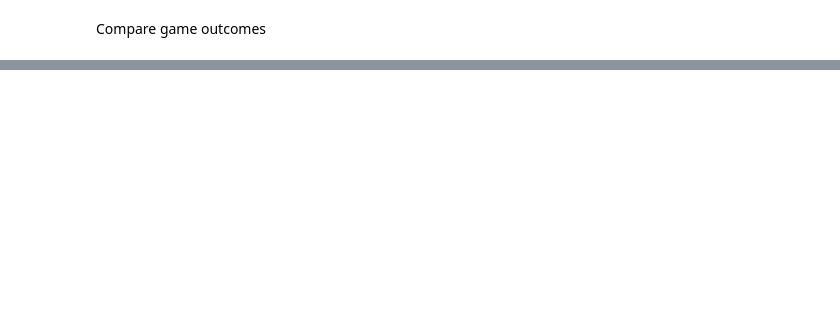
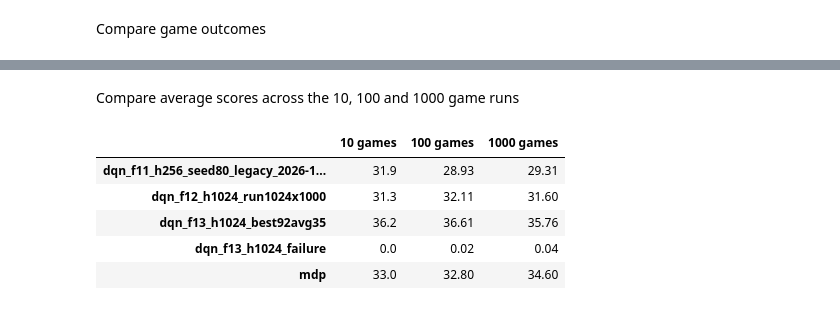
Before and after one commit to 28tan/AI-801-group-5-snake-agent, a Jupyter notebook: finalResults/Eval.ipynb, the cells around one changed output, grey strips where cells are left out. Cells and saved outputs as stored; diff of their text form; code cells hidden in the pictures; blank space fills up the shorter version.

```diff
--- a/finalResults/Eval.ipynb
+++ b/finalResults/Eval.ipynb
@@ -119,0 +136,19 @@ plt.show()
+# %% [markdown]
+Compare average scores across the 10, 100 and 1000 game runs
+# %%
+runs = pd.DataFrame({
+    f"{run.name.replace('games_', '')} games": {
+        file.stem.replace("evaluation_", ""): pd.read_csv(file)["score"].mean()
+        for file in sorted(run.glob("evaluation_*.csv"))
+    }
+    for run in sorted(Path("evaluations").glob("games_*"), key=lambda run: int(run.name.split("_")[1]))
+})
+
+display(runs.round(2))
+# %% [output]
+|  | 10 games | 100 games | 1000 games |
+| dqn_f11_h256_seed80_legacy_2026-1... | 31.9 | 28.93 | 29.31 |
+| dqn_f12_h1024_run1024x1000 | 31.3 | 32.11 | 31.60 |
+| dqn_f13_h1024_best92avg35 | 36.2 | 36.61 | 35.76 |
+| dqn_f13_h1024_failure | 0.0 | 0.02 | 0.04 |
+| mdp | 33.0 | 32.80 | 34.60 |
```
Also changed, not shown: parts of 8 cells of this notebook, 1 other file.
